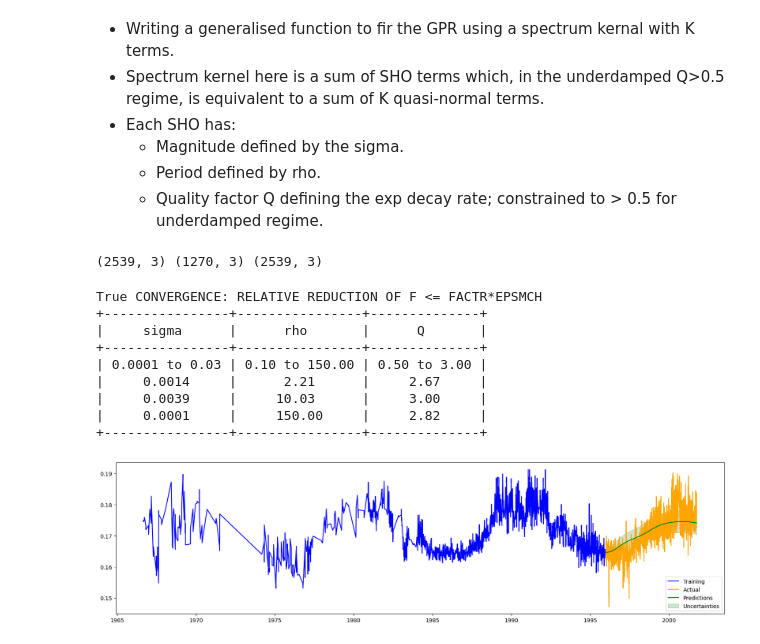
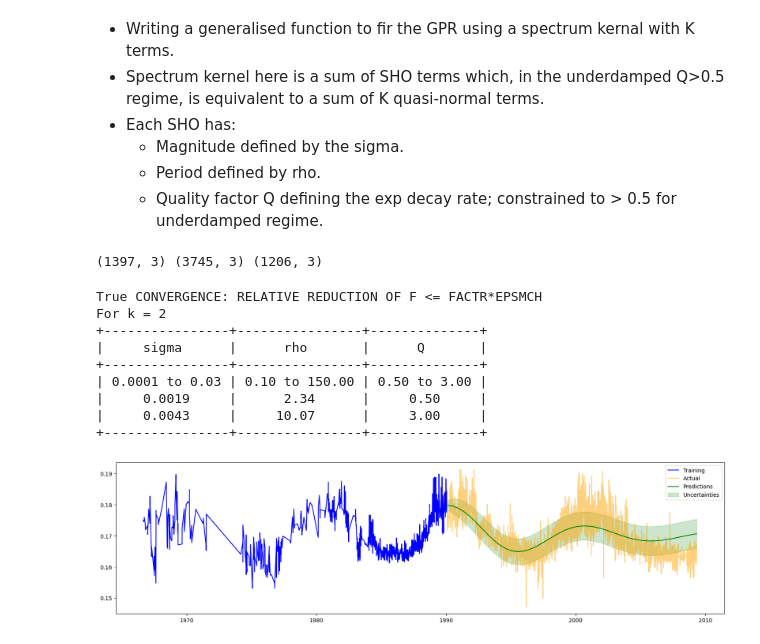
Before and after one commit to JoeyWee1/SolarCycleForecasting, a Jupyter notebook: GPR_Spectrum_Kernel.ipynb, the cells around one changed output. Drawn from its saved outputs; the diff is of its cells as text; code cells hidden in the pictures.

```diff
--- a/GPR_Spectrum_Kernel.ipynb
+++ b/GPR_Spectrum_Kernel.ipynb
@@ -31,7 +31,7 @@ data = data.set_index('datetime')
 
 
 # No need to down sample the dataset here. yay!
-def split_df(df, train_split=0.4, valid_split=0.2):
+def split_df(df, train_split=0.22, valid_split=0.59):
     n = len(df)
     train_idx = round(train_split * n)
     valid_idx = round((train_split + valid_split) * n)
@@ -44,7 +44,7 @@ print(train_df.shape, valid_df.shape, test_df.shape)
 def plot_predictions(trainingset, validset, results):
     fig, ax = plt.subplots(figsize=(20, 5))
     ax.plot(trainingset['year'], trainingset['sind'], color='blue', label='Training')
-    ax.plot(validset['year'], validset['sind'], color='orange', label='Actual')
+    ax.plot(validset['year'], validset['sind'], color='orange', label='Actual', alpha = 0.5)
     results_time = results.index.to_series().apply(lambda d: d.year + (d.timetuple().tm_yday - 1) / 365.25)
     ax.plot(results_time, results['forecast'], color='green', label='Predictions')
     ax.fill_between(results_time, results['lower'], results['upper'], color='green', alpha=0.2, label='Uncertainties')
@@ -58,7 +58,7 @@ train_std  = train_df["sind"].std()
 error_percent = 5
 train_yerr = train_df['sind'] * error_percent / 100
 # %% [output]
-(2539, 3) (1270, 3) (2539, 3)
+(1397, 3) (3745, 3) (1206, 3)
 # %%
 def set_params(log_params, k, gp):
     # k = len(log_params) // 3
@@ -80,10 +80,13 @@ def NLL(log_params, gp, k, y):
     gp.recompute(quiet=True)
     return -gp.log_likelihood(y)
 
-def fit_spec_gpr(k=2, plot = True, random_initial = False):
+def fit_spec_gpr(k=2, plot = True, random_initial = False, verbose = True):
     '''
     k is at minimum 1
     '''
+    # Set the random seed
+    np.random.seed(1701)
+
     # Create the initial conditions as required by the k value
     if random_initial:
         sigma_0s = [train_std/k for k_idx in range(k)]
@@ -103,63 +106,67 @@ def fit_spec_gpr(k=2, plot = True, random_initial = False):
     rho_bounds = [(np.log(0.1), np.log(150)) for k_idx in range(k)]
     q_bounds = [(np.log(0.5),np.log(3)) for k_idx in range(k)]
     bounds = np.concatenate([sigma_bounds, rho_bounds, q_bounds])
+
     # Create the initial kernel
     kernel = terms.SHOTerm(sigma=sigma_0s[0], rho=rho_0s[0], Q=q_0s[0])
     for k_idx in range(1,k):
         kernel += terms.SHOTerm(sigma=sigma_0s[k_idx], rho=rho_0s[k_idx], Q=q_0s[k_idx])
+
     # Define the gp
     gp = celerite2.GaussianProcess(kernel, mean=train_mean)
     gp.compute(train_df['year'], yerr=train_yerr)
+
     # Train the gp
     gp_res = minimize(NLL, initial_guess, args=(gp, k,train_df["sind"].to_numpy()), method="L-BFGS-B", bounds=bounds)
     gp = set_params(gp_res.x, k, gp)
     gp.recompute()
+
     # Print the opt results
     best = np.exp(gp_res.x)
-    # blo = np.exp([b[0] for b in bounds])
-    # bhi = np.exp([b[1] for b in bounds])
-    print(gp_res.success, gp_res.message)
-    table = PrettyTable(["sigma", "rho", "Q"])
-    table.add_row([f"{np.exp(sigma_bounds[0][0]):.4f} to {np.exp(sigma_bounds[0][1]):.2f}",
-                            f"{np.exp(rho_bounds[0][0]):.2f} to {np.exp(rho_bounds[0][1]):.2f}",
-                            f"{np.exp(q_bounds[0][0]):.2f} to {np.exp(q_bounds[0][1]):.2f}"
-                   ])
-    best_sigmas = best[0:k]
-    best_rhos = best[k:2*k]
-    best_qs = best[2*k:]
 
-    for k_idx in range(k):
-        table.add_row([f"{best_sigmas[k_idx]:.4f}", f"{best_rhos[k_idx]:.2f}", f"{best_qs[k_idx]:.2f}"])
+    if verbose:
+        table = PrettyTable(["sigma", "rho", "Q"])
+        table.add_row([f"{np.exp(sigma_bounds[0][0]):.4f} to {np.exp(sigma_bounds[0][1]):.2f}",
+                                f"{np.exp(rho_bounds[0][0]):.2f} to {np.exp(rho_bounds[0][1]):.2f}",
+                                f"{np.exp(q_bounds[0][0]):.2f} to {np.exp(q_bounds[0][1]):.2f}"
+                    ])
+        best_sigmas = best[0:k]
+        best_rhos = best[k:2*k]
+        best_qs = best[2*k:]
 
-    print(table)
+        for k_idx in range(k):
+            table.add_row([f"{best_sigmas[k_idx]:.4f}", f"{best_rhos[k_idx]:.2f}", f"{best_qs[k_idx]:.2f}"])
+        print(gp_res.success, gp_res.message)
+        print(f"For k = {k}")
+        print(table)
 
     # Predict forewards
     t_pred = valid_df['year']
     mu, cov = gp.predict(train_df['sind'], t = t_pred, return_var = True) # lt indicates long term component from SHOTerm
     sigma = np.sqrt(cov)
     # Plot
     if plot:
         results = pd.DataFrame({
         'forecast' : mu,
         'lower'    : mu - sigma,
         'upper'    : mu + sigma,
         }, index=valid_df.index)
 
         plot_predictions(
         trainingset=train_df,
         validset=valid_df,
         results=results)
 
 
-fit_spec_gpr(k=3,plot=True)
+fit_spec_gpr(k=2,plot=True, random_initial=True)
 # %% [output]
 True CONVERGENCE: RELATIVE REDUCTION OF F <= FACTR*EPSMCH
+For k = 2
 +----------------+----------------+--------------+
 |     sigma      |      rho       |      Q       |
 +----------------+----------------+--------------+
 | 0.0001 to 0.03 | 0.10 to 150.00 | 0.50 to 3.00 |
-|     0.0014     |      2.21      |     2.67     |
-|     0.0039     |     10.03      |     3.00     |
-|     0.0001     |     150.00     |     2.82     |
+|     0.0019     |      2.34      |     0.50     |
+|     0.0043     |     10.07      |     3.00     |
 +----------------+----------------+--------------+
-[figure, old version]
+[figure, new version]
```
Also changed, not shown: 1 other file.
